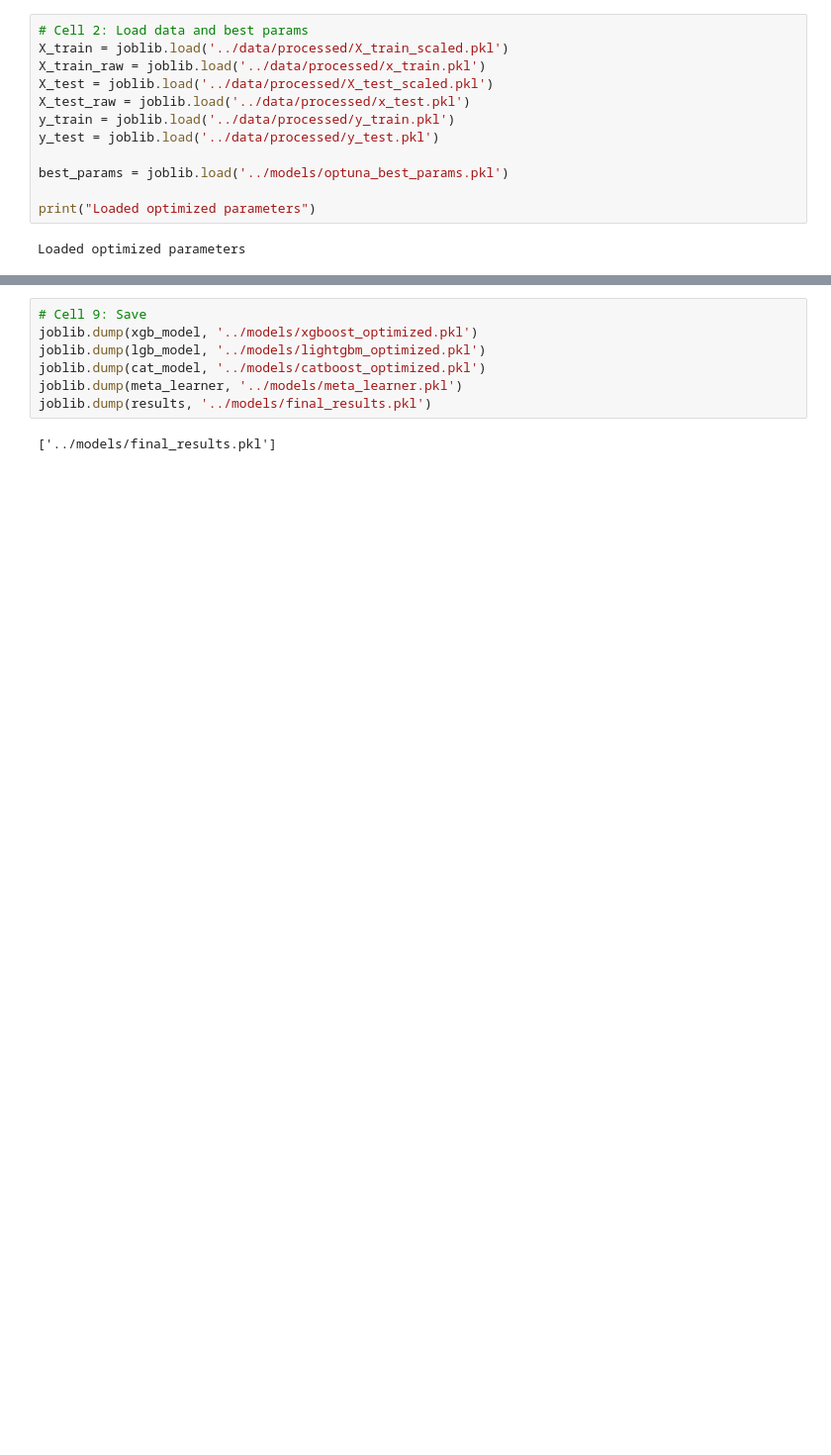
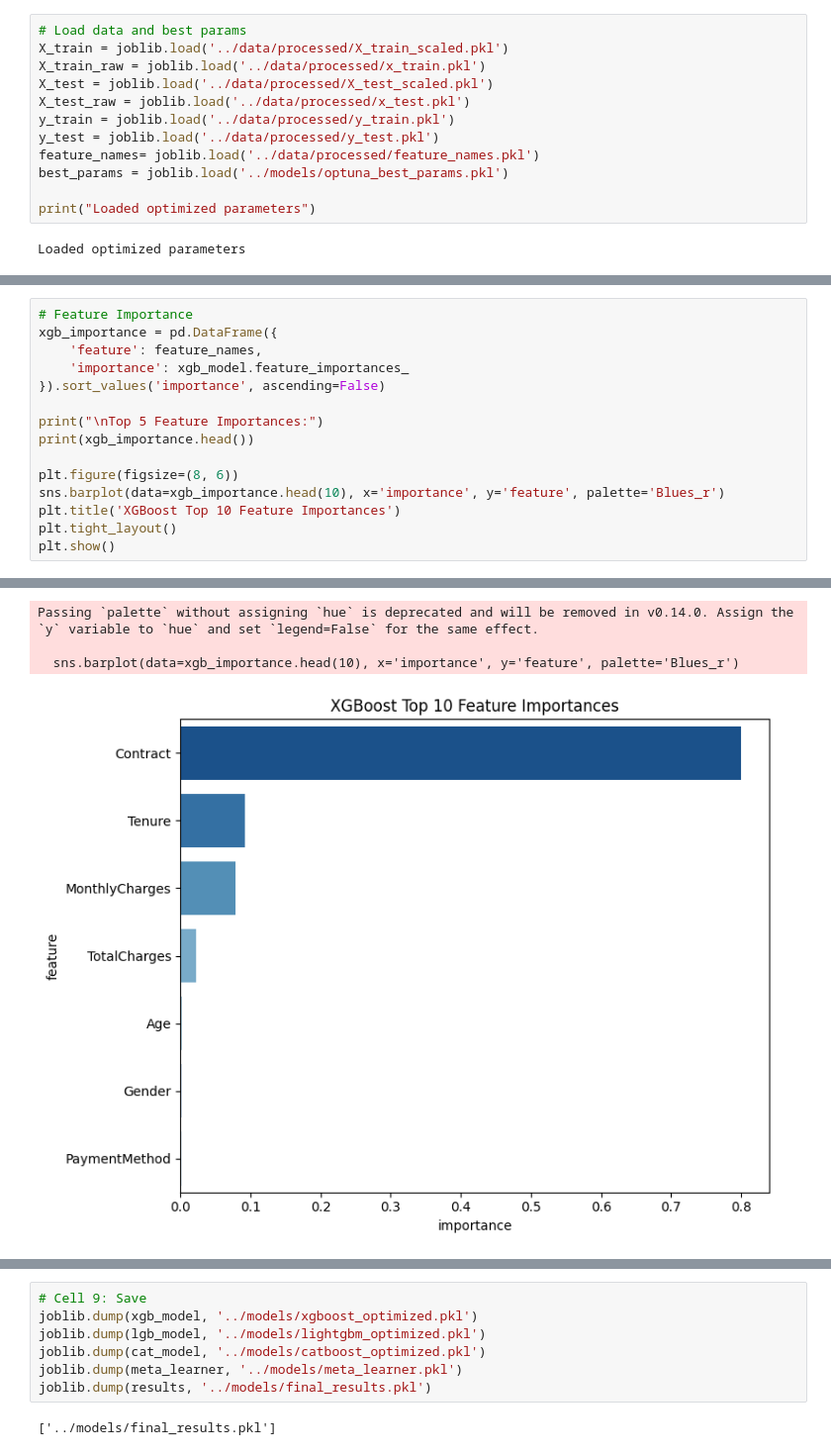
Before and after one commit to khaoula-ghz/customer-churn-prediction, a Jupyter notebook: notebooks/04_models_training.ipynb, the cells around one changed output, grey strips where cells are left out. Shown at 99% size. Saved outputs shown, nothing was run; the diff lists cells and outputs as text; blank space fills up the shorter version.

Commit message:
Models Training

```diff
--- a/notebooks/04_models_training.ipynb
+++ b/notebooks/04_models_training.ipynb
@@ -12,12 +28,12 @@ from catboost import CatBoostClassifier
 # %%
-# Cell 2: Load data and best params
+# Load data and best params
 X_train = joblib.load('../data/processed/X_train_scaled.pkl')
 X_train_raw = joblib.load('../data/processed/x_train.pkl')
 X_test = joblib.load('../data/processed/X_test_scaled.pkl')
 X_test_raw = joblib.load('../data/processed/x_test.pkl')
 y_train = joblib.load('../data/processed/y_train.pkl')
 y_test = joblib.load('../data/processed/y_test.pkl')
-
+feature_names= joblib.load('../data/processed/feature_names.pkl')
 best_params = joblib.load('../models/optuna_best_params.pkl')
 
 print("Loaded optimized parameters")
@@ -45,0 +72,16 @@ XGBoost - Acc: 0.7602, F1: 0.6092, AUC: 0.8048
+# %%
+# Feature Importance
+xgb_importance = pd.DataFrame({
+    'feature': feature_names,
+    'importance': xgb_model.feature_importances_
+}).sort_values('importance', ascending=False)
+
+print("\nTop 5 Feature Importances:")
+print(xgb_importance.head())
+
+plt.figure(figsize=(8, 6))
+sns.barplot(data=xgb_importance.head(10), x='importance', y='feature', palette='Blues_r')
+plt.title('XGBoost Top 10 Feature Importances')
+plt.tight_layout()
+plt.show()
+# %% [output]
@@ -45,0 +95,4 @@ XGBoost - Acc: 0.7602, F1: 0.6092, AUC: 0.8048
+Passing `palette` without assigning `hue` is deprecated and will be removed in v0.14.0. Assign the `y` variable to `hue` and set `legend=False` for the same effect.
+
+  sns.barplot(data=xgb_importance.head(10), x='importance', y='feature', palette='Blues_r')
+[figure, added]
```
Also changed, not shown: parts of 25 cells of this notebook.
